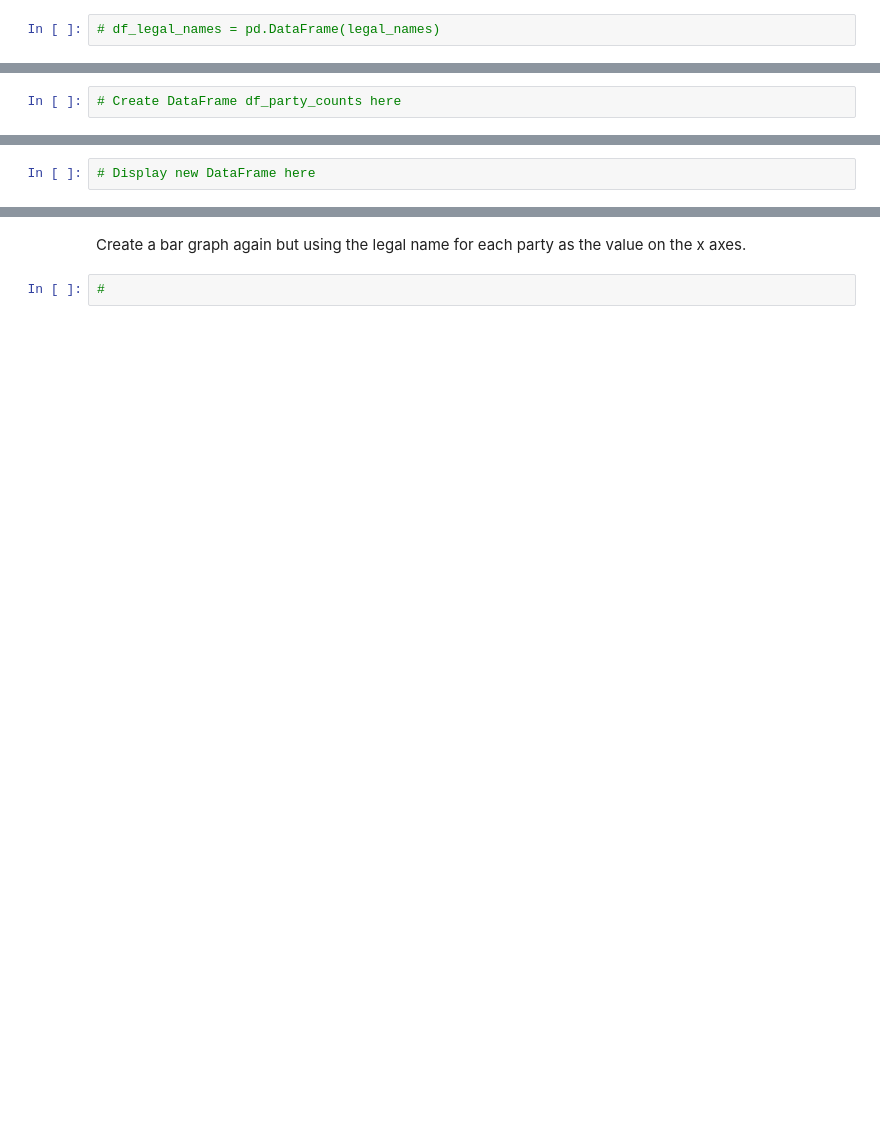
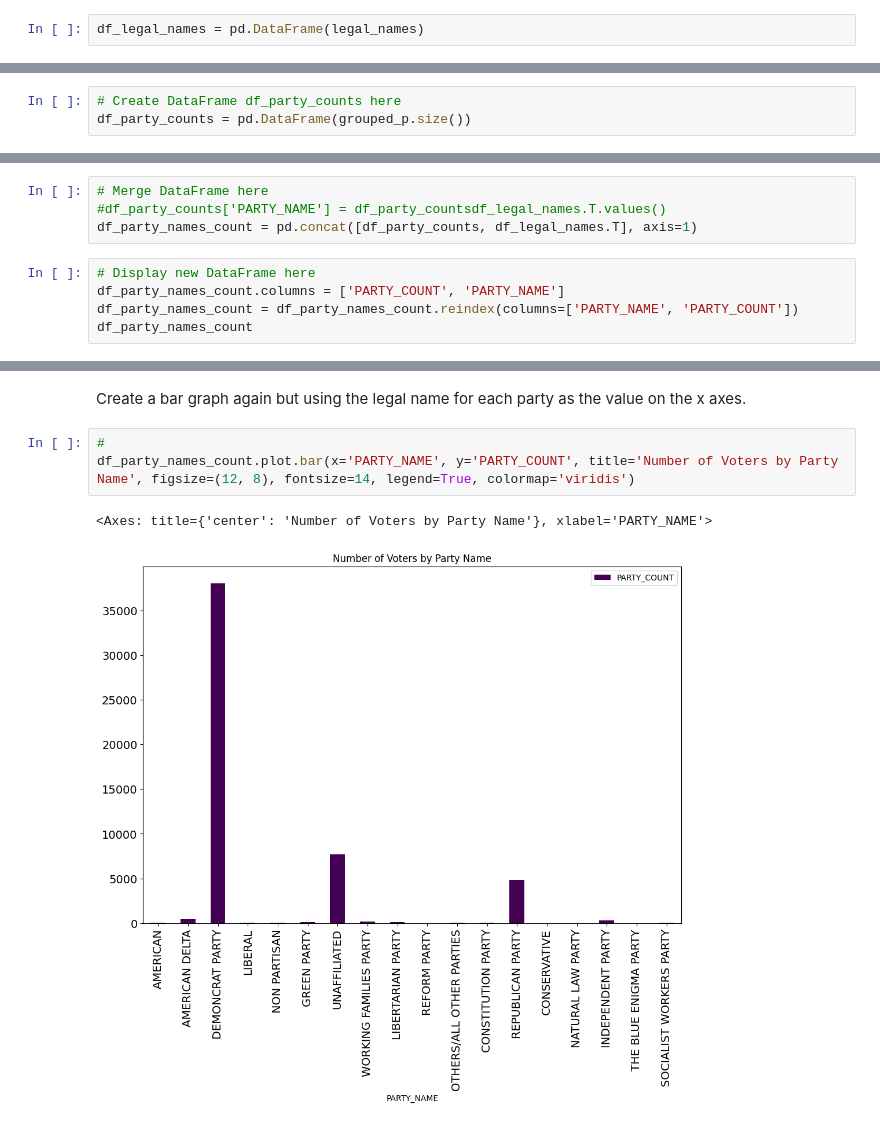
Before and after one commit to KunleAdeyanju/DataEngineering.Labs.RegisteredVotersFileWilmingtonDE, a Jupyter notebook: wilmington_de_registered_voters.ipynb, the cells around one changed output, grey strips where cells are left out. Cells and saved outputs as stored; diff of their text form; blank space fills up the shorter version.

```diff
--- a/wilmington_de_registered_voters.ipynb
+++ b/wilmington_de_registered_voters.ipynb
@@ -192,2 +290,2 @@ Using the data from the documentation, create a Pandas DataFrame that contains t
 # %%
-# df_legal_names = pd.DataFrame(legal_names)
+df_legal_names = pd.DataFrame(legal_names)
@@ -197,3 +313,4 @@ Using the data from the documentation, create a Pandas DataFrame that contains t
 Create a Pandas DataFrame that contains the Party code and the corresponding number of registered voters for said party.
 # %%
 # Create DataFrame df_party_counts here
+df_party_counts = pd.DataFrame(grouped_p.size())
@@ -206,2 +340,9 @@ Merge the two DataFrames.
+# %%
+# Merge DataFrame here
+#df_party_counts['PARTY_NAME'] = df_party_countsdf_legal_names.T.values()
+df_party_names_count = pd.concat([df_party_counts, df_legal_names.T], axis=1)
 # %%
 # Display new DataFrame here
+df_party_names_count.columns = ['PARTY_COUNT', 'PARTY_NAME']
+df_party_names_count = df_party_names_count.reindex(columns=['PARTY_NAME', 'PARTY_COUNT'])
+df_party_names_count
@@ -208,4 +367,8 @@ Merge the two DataFrames.
 # %% [markdown]
 Create a bar graph again but using the legal name for each party as the value on the x axes.
-# %%
-#
+# %%
+#
+df_party_names_count.plot.bar(x='PARTY_NAME', y='PARTY_COUNT', title='Number of Voters by Party Name', figsize=(12, 8), fontsize=14, legend=True, colormap='viridis')
+# %% [output]
+<Axes: title={'center': 'Number of Voters by Party Name'}, xlabel='PARTY_NAME'>
+[figure, added]
```
Also changed, not shown: parts of 20 cells of this notebook.
